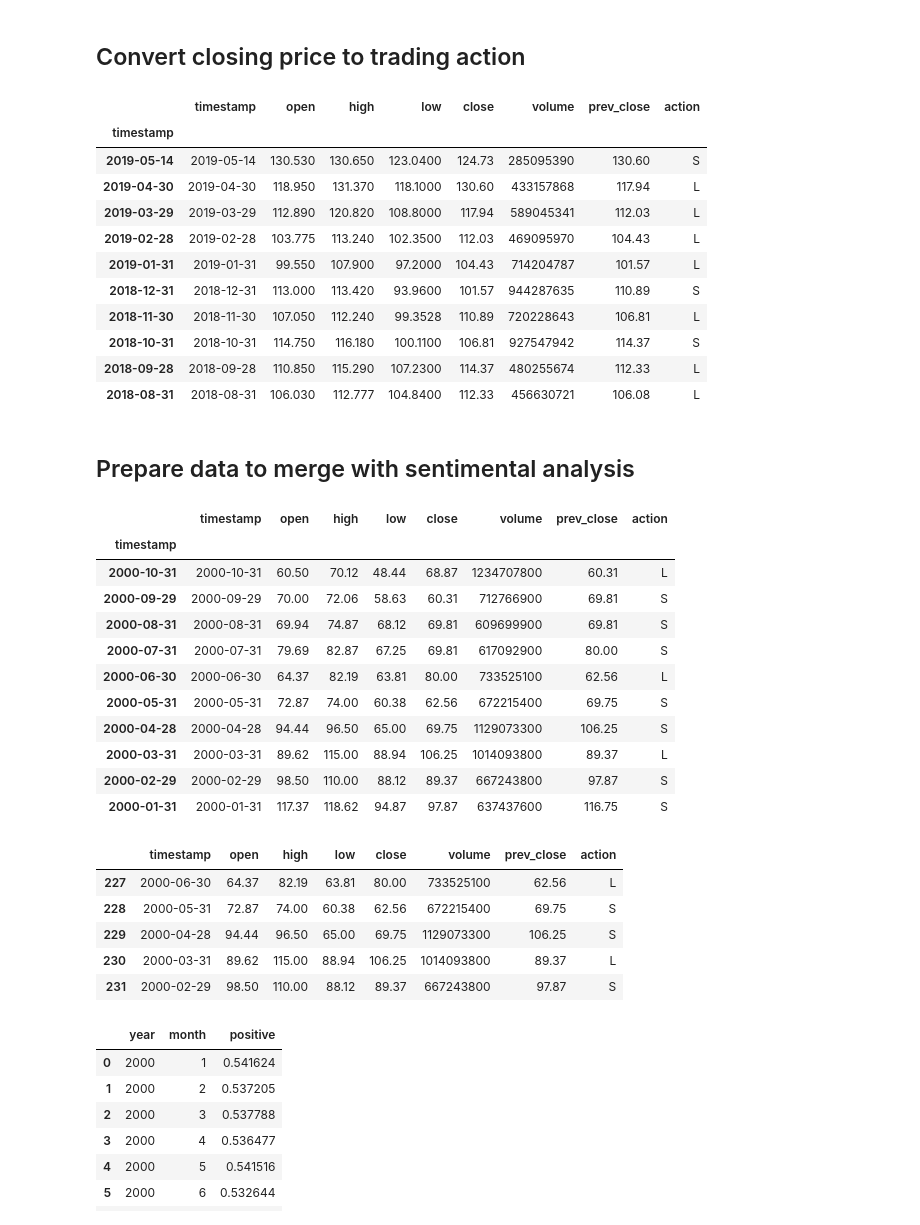
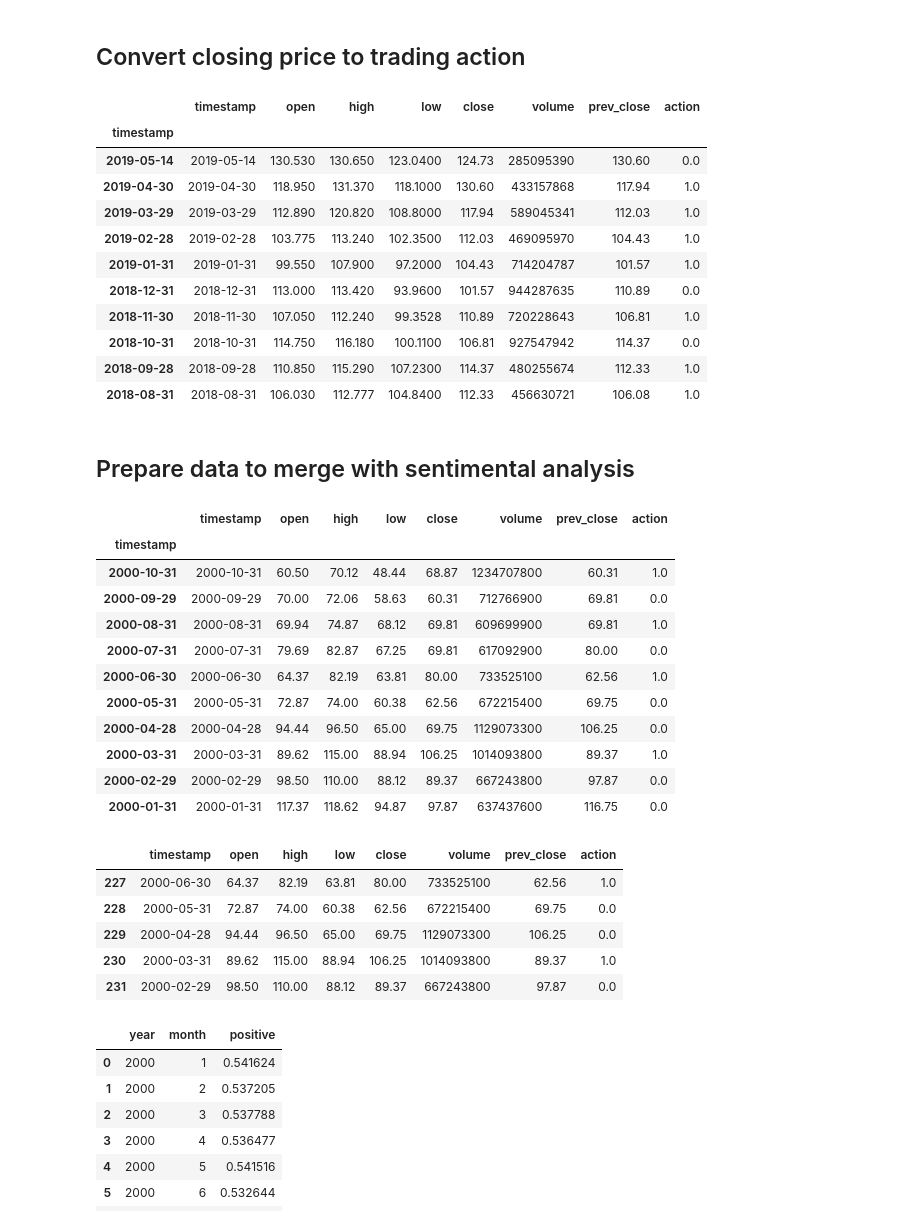
Before and after one commit to thu2pham/StockForecasting, a Jupyter notebook: event_based_forecasting.ipynb, the cells around one changed output. Saved outputs shown, nothing was run; the diff lists cells and outputs as text; code cells hidden in the pictures.

```diff
--- a/event_based_forecasting.ipynb
+++ b/event_based_forecasting.ipynb
@@ -91,31 +91,31 @@ df.tail(10)
 ## Convert closing price to trading action
 # %%
 # Expected Return
-expectedReturn = 0.000001
+expectedReturn = 0 # Long if the stock price stays the same or increases
 
 df['prev_close'] = df['close'].shift(-1)
 
 df['action'] = np.nan
 
 for i, row in df.iterrows():
     realReturn = (df.loc[i, 'close'] / df.loc[i, 'prev_close']) - 1
-    df.loc[i, 'action'] = 'L' if (realReturn >= expectedReturn) else 'S' # L = Long / S = Short
+    df.loc[i, 'action'] = 1 if (realReturn >= expectedReturn) else 0 # 1 = Long / 0 = Short
 
 
 df.head(10)
 # %% [output]
 |  | timestamp | open | high | low | close | volume | prev_close | action |
 | timestamp |  |  |  |  |  |  |  |  |
-| 2019-05-14 | 2019-05-14 | 130.530 | 130.650 | 123.0400 | 124.73 | 285095390 | 130.60 | S |
-| 2019-04-30 | 2019-04-30 | 118.950 | 131.370 | 118.1000 | 130.60 | 433157868 | 117.94 | L |
-| 2019-03-29 | 2019-03-29 | 112.890 | 120.820 | 108.8000 | 117.94 | 589045341 | 112.03 | L |
-| 2019-02-28 | 2019-02-28 | 103.775 | 113.240 | 102.3500 | 112.03 | 469095970 | 104.43 | L |
-| 2019-01-31 | 2019-01-31 | 99.550 | 107.900 | 97.2000 | 104.43 | 714204787 | 101.57 | L |
-| 2018-12-31 | 2018-12-31 | 113.000 | 113.420 | 93.9600 | 101.57 | 944287635 | 110.89 | S |
-| 2018-11-30 | 2018-11-30 | 107.050 | 112.240 | 99.3528 | 110.89 | 720228643 | 106.81 | L |
-| 2018-10-31 | 2018-10-31 | 114.750 | 116.180 | 100.1100 | 106.81 | 927547942 | 114.37 | S |
-| 2018-09-28 | 2018-09-28 | 110.850 | 115.290 | 107.2300 | 114.37 | 480255674 | 112.33 | L |
-| 2018-08-31 | 2018-08-31 | 106.030 | 112.777 | 104.8400 | 112.33 | 456630721 | 106.08 | L |
+| 2019-05-14 | 2019-05-14 | 130.530 | 130.650 | 123.0400 | 124.73 | 285095390 | 130.60 | 0.0 |
+| 2019-04-30 | 2019-04-30 | 118.950 | 131.370 | 118.1000 | 130.60 | 433157868 | 117.94 | 1.0 |
+| 2019-03-29 | 2019-03-29 | 112.890 | 120.820 | 108.8000 | 117.94 | 589045341 | 112.03 | 1.0 |
+| 2019-02-28 | 2019-02-28 | 103.775 | 113.240 | 102.3500 | 112.03 | 469095970 | 104.43 | 1.0 |
+| 2019-01-31 | 2019-01-31 | 99.550 | 107.900 | 97.2000 | 104.43 | 714204787 | 101.57 | 1.0 |
+| 2018-12-31 | 2018-12-31 | 113.000 | 113.420 | 93.9600 | 101.57 | 944287635 | 110.89 | 0.0 |
+| 2018-11-30 | 2018-11-30 | 107.050 | 112.240 | 99.3528 | 110.89 | 720228643 | 106.81 | 1.0 |
+| 2018-10-31 | 2018-10-31 | 114.750 | 116.180 | 100.1100 | 106.81 | 927547942 | 114.37 | 0.0 |
+| 2018-09-28 | 2018-09-28 | 110.850 | 115.290 | 107.2300 | 114.37 | 480255674 | 112.33 | 1.0 |
+| 2018-08-31 | 2018-08-31 | 106.030 | 112.777 | 104.8400 | 112.33 | 456630721 | 106.08 | 1.0 |
 # %% [markdown]
 ## Prepare data to merge with sentimental analysis
 # %%
@@ -125,16 +125,16 @@ cropped_df.tail(10)
 # %% [output]
 |  | timestamp | open | high | low | close | volume | prev_close | action |
 | timestamp |  |  |  |  |  |  |  |  |
-| 2000-10-31 | 2000-10-31 | 60.50 | 70.12 | 48.44 | 68.87 | 1234707800 | 60.31 | L |
-| 2000-09-29 | 2000-09-29 | 70.00 | 72.06 | 58.63 | 60.31 | 712766900 | 69.81 | S |
-| 2000-08-31 | 2000-08-31 | 69.94 | 74.87 | 68.12 | 69.81 | 609699900 | 69.81 | S |
-| 2000-07-31 | 2000-07-31 | 79.69 | 82.87 | 67.25 | 69.81 | 617092900 | 80.00 | S |
-| 2000-06-30 | 2000-06-30 | 64.37 | 82.19 | 63.81 | 80.00 | 733525100 | 62.56 | L |
-| 2000-05-31 | 2000-05-31 | 72.87 | 74.00 | 60.38 | 62.56 | 672215400 | 69.75 | S |
-| 2000-04-28 | 2000-04-28 | 94.44 | 96.50 | 65.00 | 69.75 | 1129073300 | 106.25 | S |
-| 2000-03-31 | 2000-03-31 | 89.62 | 115.00 | 88.94 | 106.25 | 1014093800 | 89.37 | L |
-| 2000-02-29 | 2000-02-29 | 98.50 | 110.00 | 88.12 | 89.37 | 667243800 | 97.87 | S |
-| 2000-01-31 | 2000-01-31 | 117.37 | 118.62 | 94.87 | 97.87 | 637437600 | 116.75 | S |
+| 2000-10-31 | 2000-10-31 | 60.50 | 70.12 | 48.44 | 68.87 | 1234707800 | 60.31 | 1.0 |
+| 2000-09-29 | 2000-09-29 | 70.00 | 72.06 | 58.63 | 60.31 | 712766900 | 69.81 | 0.0 |
+| 2000-08-31 | 2000-08-31 | 69.94 | 74.87 | 68.12 | 69.81 | 609699900 | 69.81 | 1.0 |
+| 2000-07-31 | 2000-07-31 | 79.69 | 82.87 | 67.25 | 69.81 | 617092900 | 80.00 | 0.0 |
+| 2000-06-30 | 2000-06-30 | 64.37 | 82.19 | 63.81 | 80.00 | 733525100 | 62.56 | 1.0 |
+| 2000-05-31 | 2000-05-31 | 72.87 | 74.00 | 60.38 | 62.56 | 672215400 | 69.75 | 0.0 |
+| 2000-04-28 | 2000-04-28 | 94.44 | 96.50 | 65.00 | 69.75 | 1129073300 | 106.25 | 0.0 |
+| 2000-03-31 | 2000-03-31 | 89.62 | 115.00 | 88.94 | 106.25 | 1014093800 | 89.37 | 1.0 |
+| 2000-02-29 | 2000-02-29 | 98.50 | 110.00 | 88.12 | 89.37 | 667243800 | 97.87 | 0.0 |
+| 2000-01-31 | 2000-01-31 | 117.37 | 118.62 | 94.87 | 97.87 | 637437600 | 116.75 | 0.0 |
 # %%
 cropped_df = cropped_df.reset_index(drop=True)
 # Drop last row
@@ -143,11 +143,11 @@ cropped_df = cropped_df[:-1]
 cropped_df.tail(5)
 # %% [output]
 |  | timestamp | open | high | low | close | volume | prev_close | action |
-| 227 | 2000-06-30 | 64.37 | 82.19 | 63.81 | 80.00 | 733525100 | 62.56 | L |
-| 228 | 2000-05-31 | 72.87 | 74.00 | 60.38 | 62.56 | 672215400 | 69.75 | S |
-| 229 | 2000-04-28 | 94.44 | 96.50 | 65.00 | 69.75 | 1129073300 | 106.25 | S |
-| 230 | 2000-03-31 | 89.62 | 115.00 | 88.94 | 106.25 | 1014093800 | 89.37 | L |
-| 231 | 2000-02-29 | 98.50 | 110.00 | 88.12 | 89.37 | 667243800 | 97.87 | S |
+| 227 | 2000-06-30 | 64.37 | 82.19 | 63.81 | 80.00 | 733525100 | 62.56 | 1.0 |
+| 228 | 2000-05-31 | 72.87 | 74.00 | 60.38 | 62.56 | 672215400 | 69.75 | 0.0 |
+| 229 | 2000-04-28 | 94.44 | 96.50 | 65.00 | 69.75 | 1129073300 | 106.25 | 0.0 |
+| 230 | 2000-03-31 | 89.62 | 115.00 | 88.94 | 106.25 | 1014093800 | 89.37 | 1.0 |
+| 231 | 2000-02-29 | 98.50 | 110.00 | 88.12 | 89.37 | 667243800 | 97.87 | 0.0 |
 # %%
 news_data = pd.read_csv("data/sentimental_data.csv")
 # %%
```
Also changed, not shown: parts of 12 cells of this notebook.
